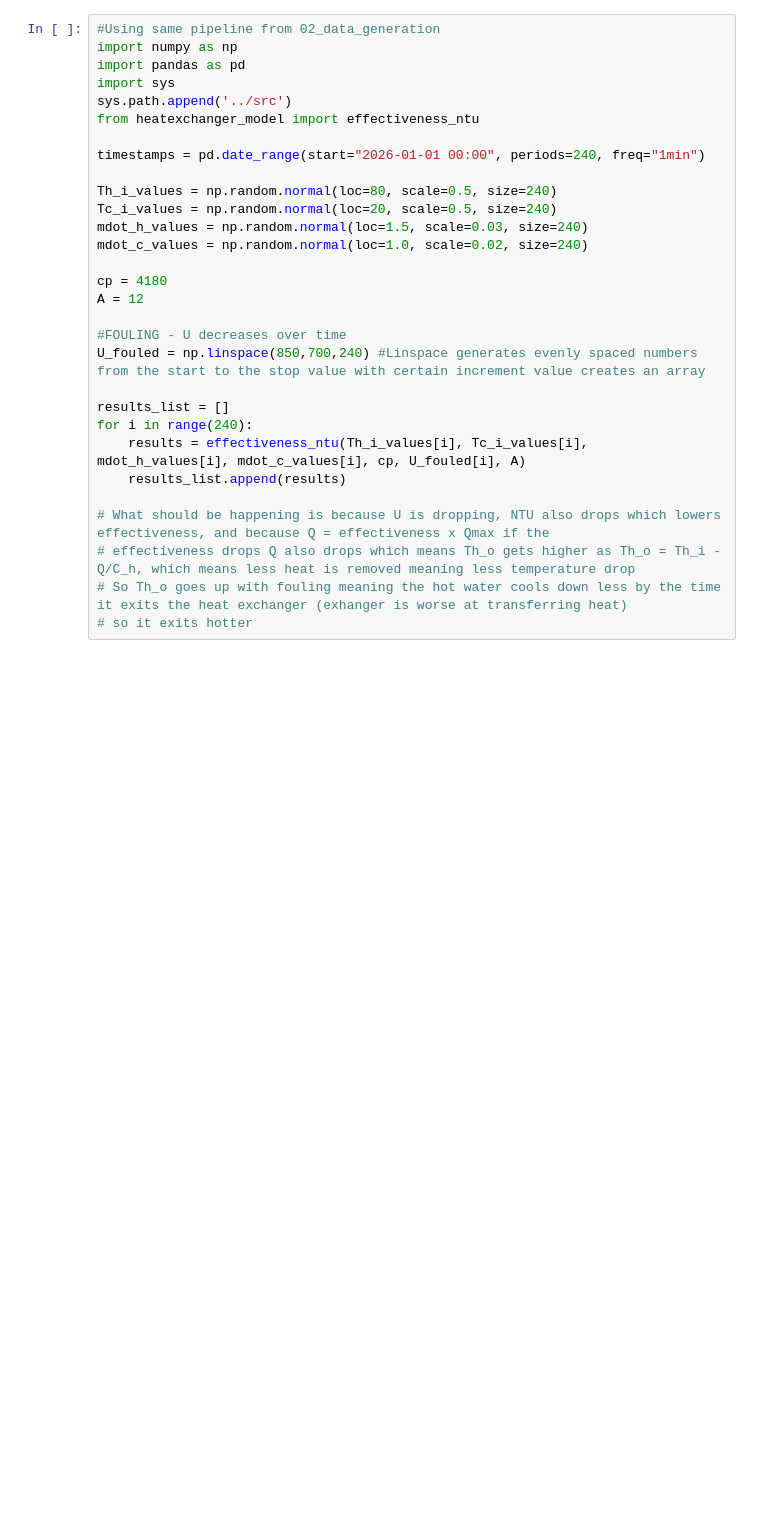
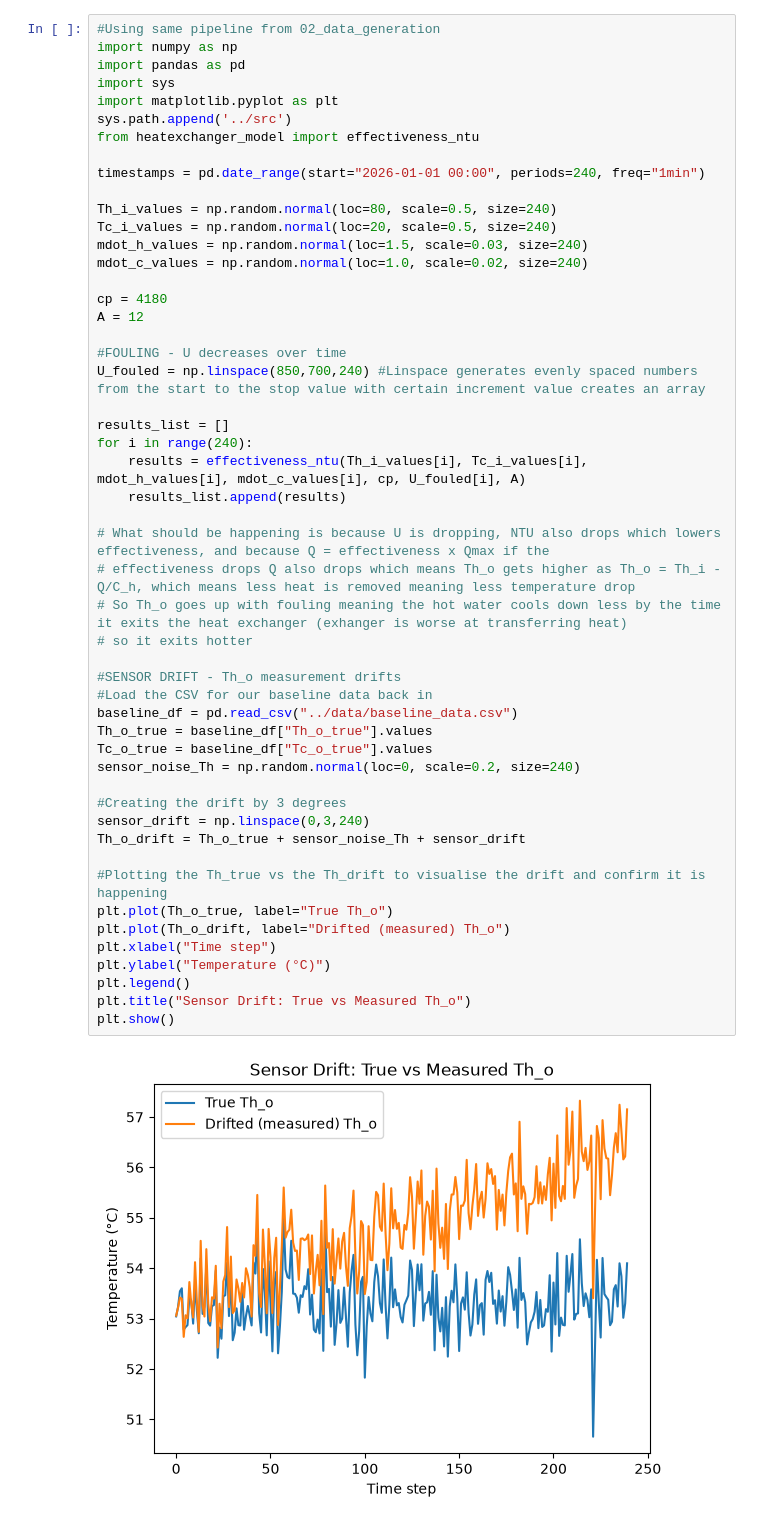
Before and after one commit to grayson-kelly/heat-exchanger-digital-twin, a Jupyter notebook: notebooks/03_fault_injection.ipynb, the cells around one changed output. Saved outputs shown, nothing was run; the diff lists cells and outputs as text; blank space fills up the shorter version.

Commit message:
Added sensor drift fault: Th_o will drift from the true value, I also validated with a plot

```diff
--- a/notebooks/03_fault_injection.ipynb
+++ b/notebooks/03_fault_injection.ipynb
@@ -1,30 +1,53 @@
 # %%
 #Using same pipeline from 02_data_generation
 import numpy as np
 import pandas as pd
 import sys
+import matplotlib.pyplot as plt
 sys.path.append('../src')
 from heatexchanger_model import effectiveness_ntu
 
 timestamps = pd.date_range(start="2026-01-01 00:00", periods=240, freq="1min")
 
 Th_i_values = np.random.normal(loc=80, scale=0.5, size=240)
 Tc_i_values = np.random.normal(loc=20, scale=0.5, size=240)
 mdot_h_values = np.random.normal(loc=1.5, scale=0.03, size=240)
 mdot_c_values = np.random.normal(loc=1.0, scale=0.02, size=240)
 
 cp = 4180
 A = 12
 
 #FOULING - U decreases over time
 U_fouled = np.linspace(850,700,240) #Linspace generates evenly spaced numbers from the start to the stop value with certain increment value creates an array
 
 results_list = []
 for i in range(240):
     results = effectiveness_ntu(Th_i_values[i], Tc_i_values[i], mdot_h_values[i], mdot_c_values[i], cp, U_fouled[i], A)
     results_list.append(results)
 
 # What should be happening is because U is dropping, NTU also drops which lowers effectiveness, and because Q = effectiveness x Qmax if the
 # effectiveness drops Q also drops which means Th_o gets higher as Th_o = Th_i - Q/C_h, which means less heat is removed meaning less temperature drop
 # So Th_o goes up with fouling meaning the hot water cools down less by the time it exits the heat exchanger (exhanger is worse at transferring heat)
 # so it exits hotter
+
+#SENSOR DRIFT - Th_o measurement drifts
+#Load the CSV for our baseline data back in
+baseline_df = pd.read_csv("../data/baseline_data.csv")
+Th_o_true = baseline_df["Th_o_true"].values
+Tc_o_true = baseline_df["Tc_o_true"].values
+sensor_noise_Th = np.random.normal(loc=0, scale=0.2, size=240)
+
+#Creating the drift by 3 degrees
+sensor_drift = np.linspace(0,3,240)
+Th_o_drift = Th_o_true + sensor_noise_Th + sensor_drift
+
+#Plotting the Th_true vs the Th_drift to visualise the drift and confirm it is happening
+plt.plot(Th_o_true, label="True Th_o")
+plt.plot(Th_o_drift, label="Drifted (measured) Th_o")
+plt.xlabel("Time step")
+plt.ylabel("Temperature (°C)")
+plt.legend()
+plt.title("Sensor Drift: True vs Measured Th_o")
+plt.show()
+# %% [output]
+[figure, added]
```
Also changed, not shown: 2 other files.
